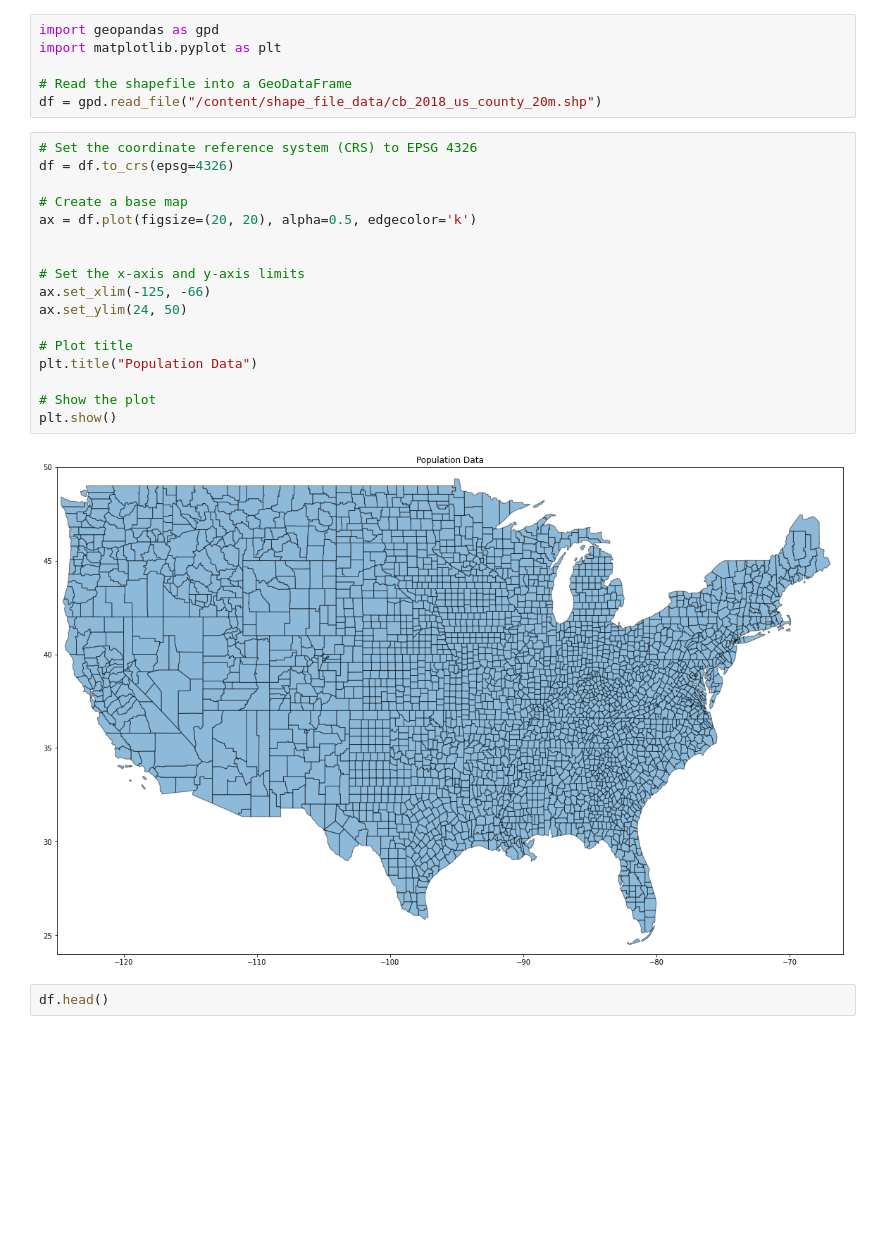
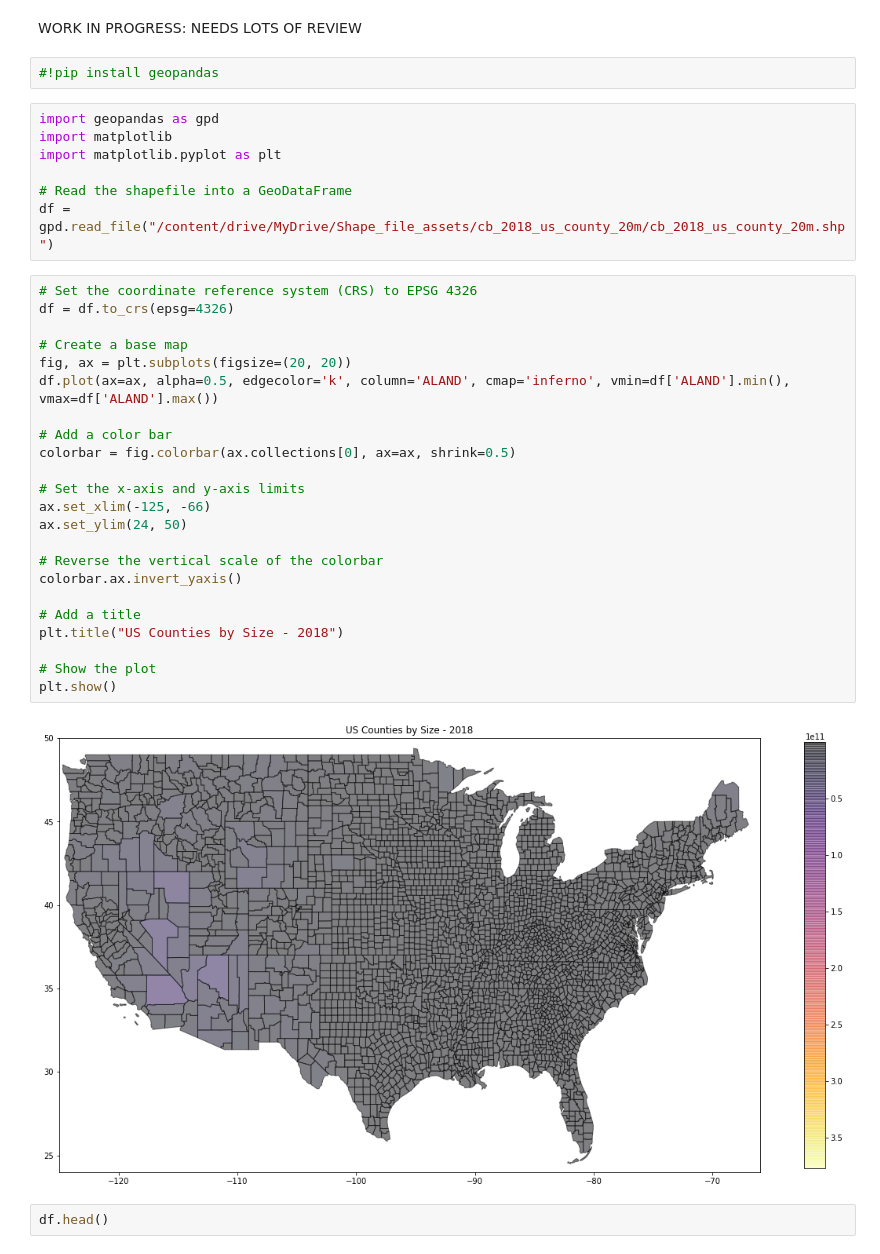
Before and after one commit to Chuka-J-Uzo/Urban_Maps_Analysis, a Jupyter notebook: Urban_Maps_Analysis.ipynb, the cells around one changed output. Drawn from its saved outputs; the diff is of its cells as text; blank space fills up the shorter version.

```diff
--- a/Urban_Maps_Analysis.ipynb
+++ b/Urban_Maps_Analysis.ipynb
@@ -1,28 +1,39 @@
+# %% [markdown]
+WORK IN PROGRESS: NEEDS LOTS OF REVIEW
+# %%
+#!pip install geopandas
 # %%
 import geopandas as gpd
+import matplotlib
 import matplotlib.pyplot as plt
 
 # Read the shapefile into a GeoDataFrame
-df = gpd.read_file("/content/shape_file_data/cb_2018_us_county_20m.shp")
+df = gpd.read_file("/content/drive/MyDrive/Shape_file_assets/cb_2018_us_county_20m/cb_2018_us_county_20m.shp")
 # %%
 # Set the coordinate reference system (CRS) to EPSG 4326
 df = df.to_crs(epsg=4326)
 
 # Create a base map
-ax = df.plot(figsize=(20, 20), alpha=0.5, edgecolor='k')
+fig, ax = plt.subplots(figsize=(20, 20))
+df.plot(ax=ax, alpha=0.5, edgecolor='k', column='ALAND', cmap='inferno', vmin=df['ALAND'].min(), vmax=df['ALAND'].max())
 
+# Add a color bar
+colorbar = fig.colorbar(ax.collections[0], ax=ax, shrink=0.5)
 
 # Set the x-axis and y-axis limits
 ax.set_xlim(-125, -66)
 ax.set_ylim(24, 50)
 
-# Plot title
-plt.title("Population Data")
+# Reverse the vertical scale of the colorbar
+colorbar.ax.invert_yaxis()
+
+# Add a title
+plt.title("US Counties by Size - 2018")
 
 # Show the plot
 plt.show()
 # %% [output]
-[figure, old version]
+[figure, new version]
 # %%
 df.head()
 # %% [output]
```
